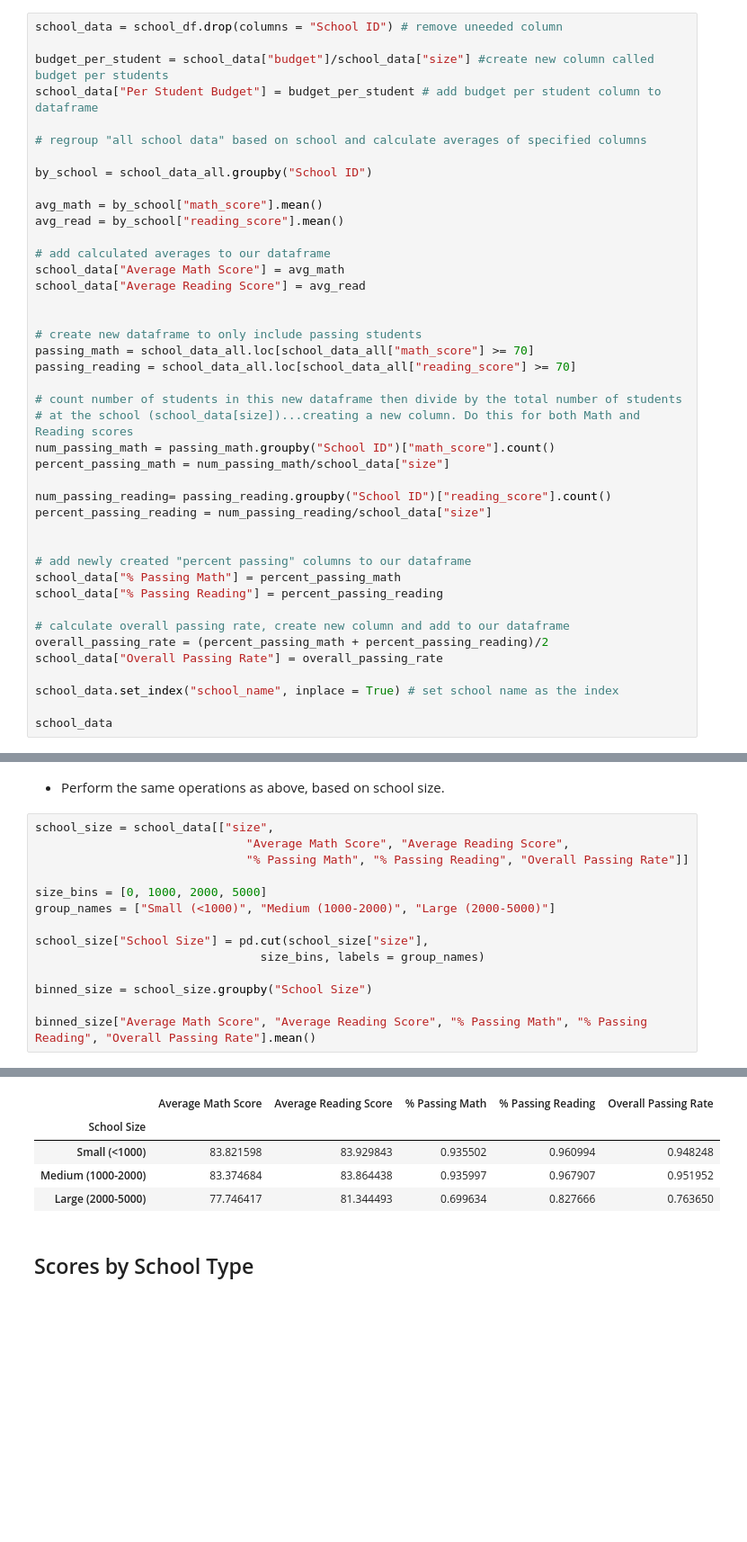
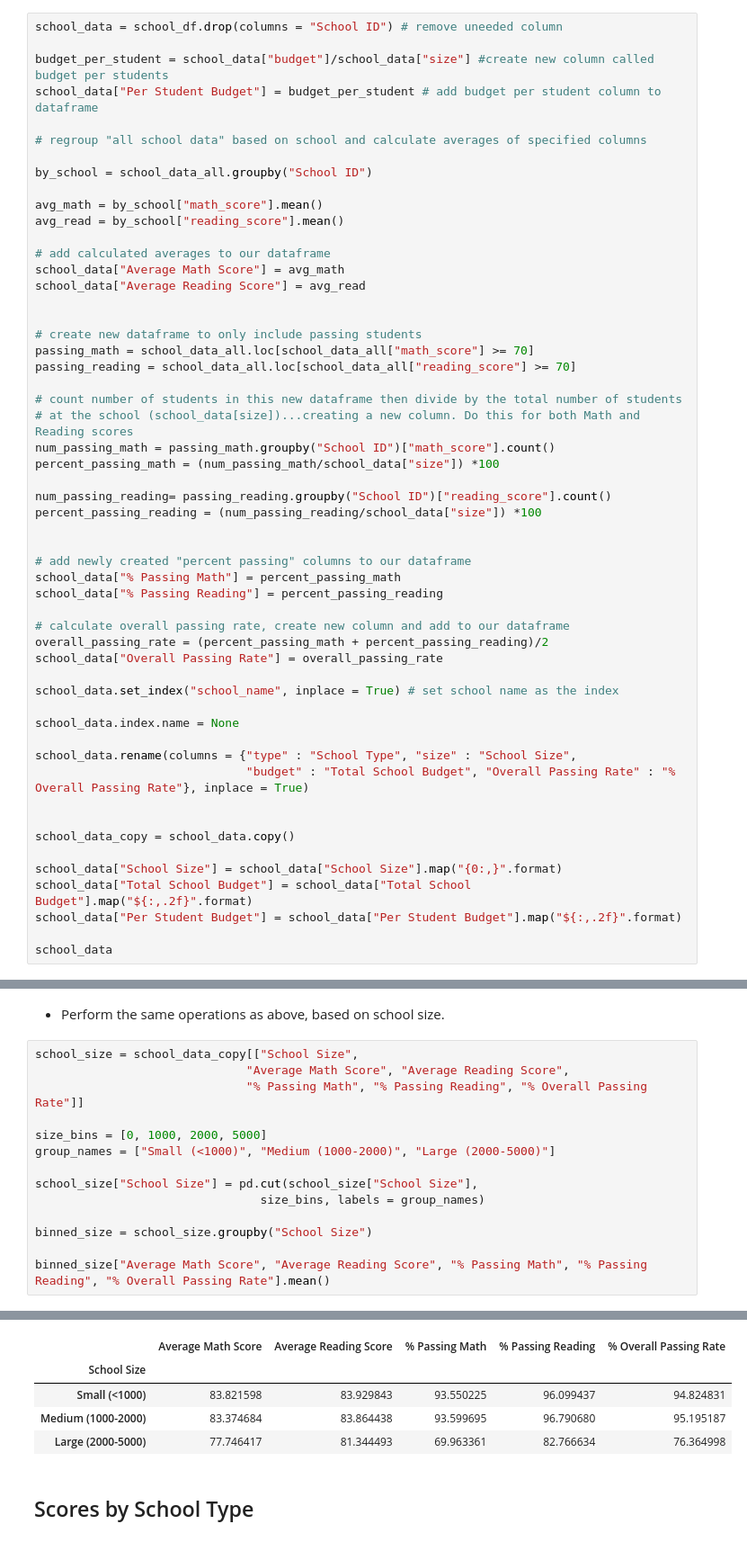
Before and after one commit to jazminhicks/Py-Academy, a Jupyter notebook: PyCitySchools.ipynb, the cells around one changed output, grey strips where cells are left out. Shown at 90% size. Cells and saved outputs as stored; diff of their text form; blank space fills up the shorter version.

```diff
--- a/PyCitySchools.ipynb
+++ b/PyCitySchools.ipynb
@@ -121,10 +126,10 @@ passing_reading = school_data_all.loc[school_data_all["reading_score"] >= 70]
 # count number of students in this new dataframe then divide by the total number of students
 # at the school (school_data[size])...creating a new column. Do this for both Math and Reading scores
 num_passing_math = passing_math.groupby("School ID")["math_score"].count()
-percent_passing_math = num_passing_math/school_data["size"]
+percent_passing_math = (num_passing_math/school_data["size"]) *100
 
 num_passing_reading= passing_reading.groupby("School ID")["reading_score"].count()
-percent_passing_reading = num_passing_reading/school_data["size"]
+percent_passing_reading = (num_passing_reading/school_data["size"]) *100
 
 
 # add newly created "percent passing" columns to our dataframe
@@ -137,5 +142,17 @@ school_data["Overall Passing Rate"] = overall_passing_rate
 
 school_data.set_index("school_name", inplace = True) # set school name as the index
 
+school_data.index.name = None
+
+school_data.rename(columns = {"type" : "School Type", "size" : "School Size",
+                              "budget" : "Total School Budget", "Overall Passing Rate" : "% Overall Passing Rate"}, inplace = True)
+
+
+school_data_copy = school_data.copy()
+
+school_data["School Size"] = school_data["School Size"].map("{0:,}".format)
+school_data["Total School Budget"] = school_data["Total School Budget"].map("${:,.2f}".format)
+school_data["Per Student Budget"] = school_data["Per Student Budget"].map("${:,.2f}".format)
+
 school_data
 # %% [output]
@@ -356,30 +370,30 @@ See the caveats in the documentation: http://pandas.pydata.org/pandas-docs/stabl
 # %% [markdown]
 * Perform the same operations as above, based on school size.
 # %%
-school_size = school_data[["size",
+school_size = school_data_copy[["School Size",
                               "Average Math Score", "Average Reading Score",
-                              "% Passing Math", "% Passing Reading", "Overall Passing Rate"]]
+                              "% Passing Math", "% Passing Reading", "% Overall Passing Rate"]]
 
 size_bins = [0, 1000, 2000, 5000]
 group_names = ["Small (<1000)", "Medium (1000-2000)", "Large (2000-5000)"]
 
-school_size["School Size"] = pd.cut(school_size["size"],
+school_size["School Size"] = pd.cut(school_size["School Size"],
                                 size_bins, labels = group_names)
 
 binned_size = school_size.groupby("School Size")
 
-binned_size["Average Math Score", "Average Reading Score", "% Passing Math", "% Passing Reading", "Overall Passing Rate"].mean()
+binned_size["Average Math Score", "Average Reading Score", "% Passing Math", "% Passing Reading", "% Overall Passing Rate"].mean()
 # %% [output]
 A value is trying to be set on a copy of a slice from a DataFrame.
 Try using .loc[row_indexer,col_indexer] = value instead
 
 See the caveats in the documentation: http://pandas.pydata.org/pandas-docs/stable/indexing.html#indexing-view-versus-copy
   if __name__ == '__main__':
-|  | Average Math Score | Average Reading Score | % Passing Math | % Passing Reading | Overall Passing Rate |
+|  | Average Math Score | Average Reading Score | % Passing Math | % Passing Reading | % Overall Passing Rate |
 | School Size |  |  |  |  |  |
-| Small (<1000) | 83.821598 | 83.929843 | 0.935502 | 0.960994 | 0.948248 |
-| Medium (1000-2000) | 83.374684 | 83.864438 | 0.935997 | 0.967907 | 0.951952 |
-| Large (2000-5000) | 77.746417 | 81.344493 | 0.699634 | 0.827666 | 0.763650 |
+| Small (<1000) | 83.821598 | 83.929843 | 93.550225 | 96.099437 | 94.824831 |
+| Medium (1000-2000) | 83.374684 | 83.864438 | 93.599695 | 96.790680 | 95.195187 |
+| Large (2000-5000) | 77.746417 | 81.344493 | 69.963361 | 82.766634 | 76.364998 |
 # %% [markdown]
 ## Scores by School Type
 # %% [markdown]
```
Also changed, not shown: parts of 10 cells of this notebook.
